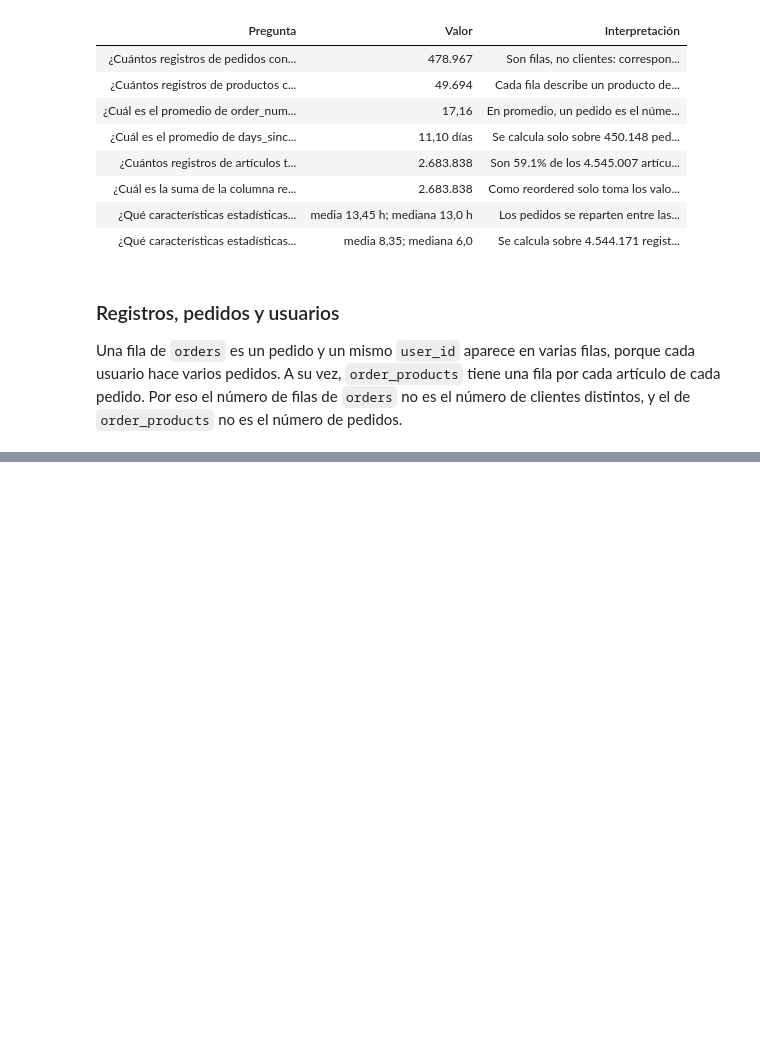
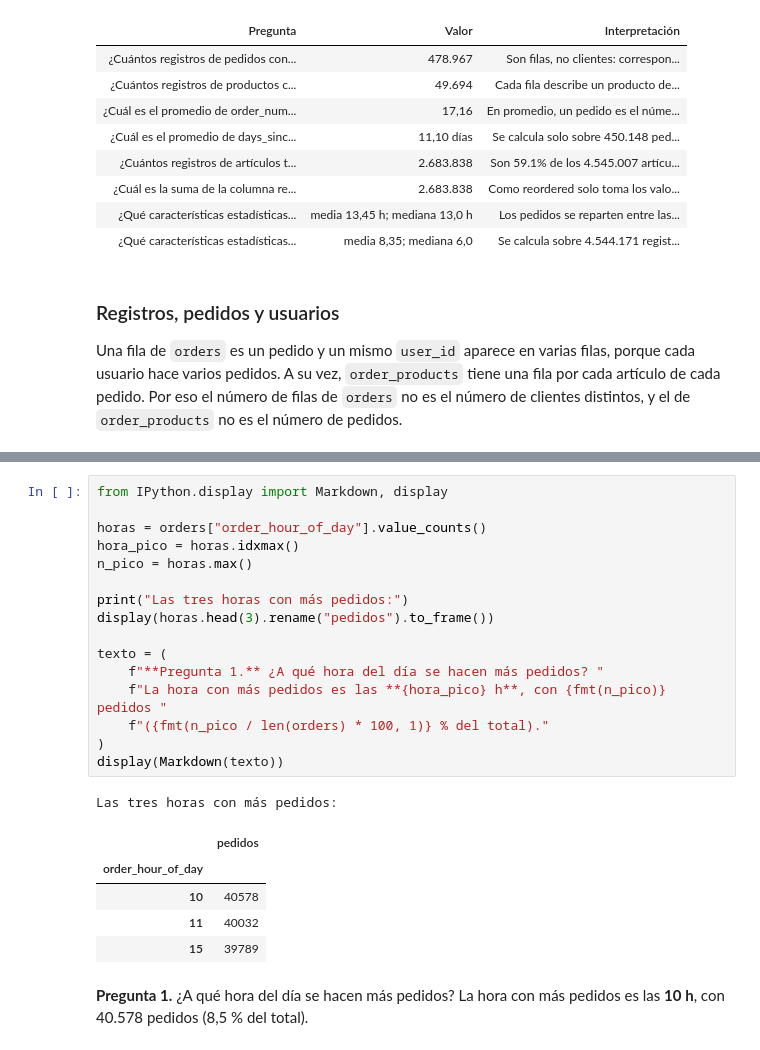
Before and after one commit to brandonmesamm-png/instacart-analisis, a Jupyter notebook: notebooks/01_exploracion.ipynb, the cells around one changed output, grey strips where cells are left out. Drawn from its saved outputs; the diff is of its cells as text; blank space fills up the shorter version.

```diff
--- a/notebooks/01_exploracion.ipynb
+++ b/notebooks/01_exploracion.ipynb
@@ -495,0 +504,24 @@ Una fila de `orders` es un pedido y un mismo `user_id` aparece en varias filas,
+# %%
+from IPython.display import Markdown, display
+
+horas = orders["order_hour_of_day"].value_counts()
+hora_pico = horas.idxmax()
+n_pico = horas.max()
+
+print("Las tres horas con más pedidos:")
+display(horas.head(3).rename("pedidos").to_frame())
+
+texto = (
+    f"**Pregunta 1.** ¿A qué hora del día se hacen más pedidos? "
+    f"La hora con más pedidos es las **{hora_pico} h**, con {fmt(n_pico)} pedidos "
+    f"({fmt(n_pico / len(orders) * 100, 1)} % del total)."
+)
+display(Markdown(texto))
+# %% [output]
+Las tres horas con más pedidos:
+|  | pedidos |
+| order_hour_of_day |  |
+| 10 | 40578 |
+| 11 | 40032 |
+| 15 | 39789 |
+**Pregunta 1.** ¿A qué hora del día se hacen más pedidos? La hora con más pedidos es las **10 h**, con 40.578 pedidos (8,5 % del total).
```
Also changed, not shown: parts of 6 cells of this notebook.
